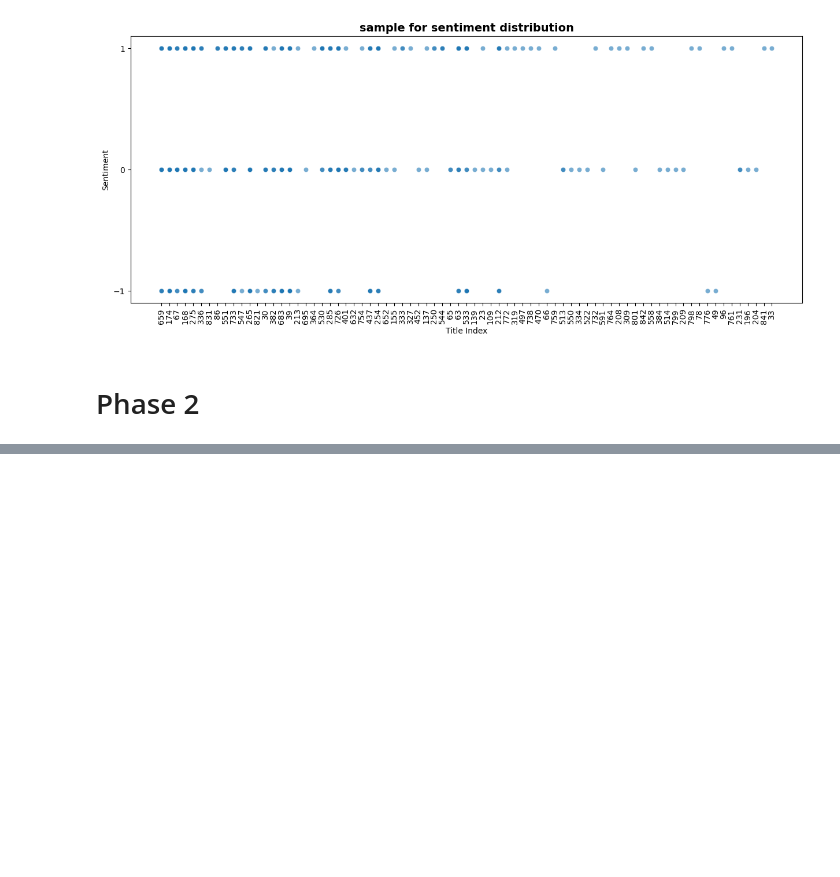
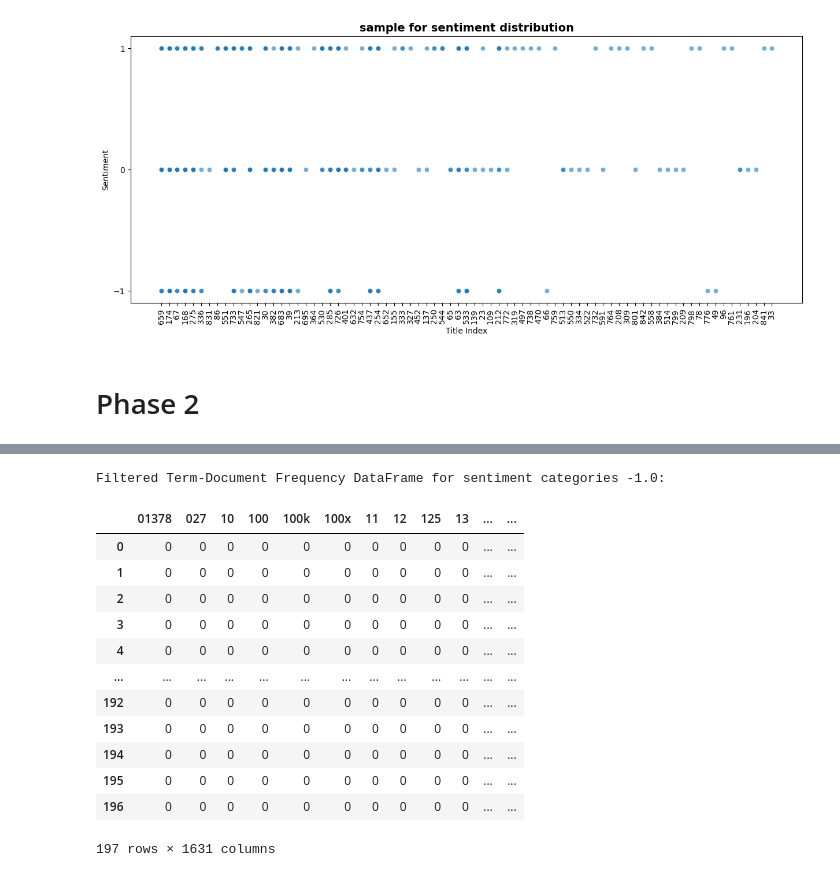
Before and after one commit to jungswork/DM2025-Lab1-Exercise, a Jupyter notebook: DM2025-Lab1-Homework.ipynb, the cells around one changed output, grey strips where cells are left out. Cells and saved outputs as stored; diff of their text form; code cells hidden in the pictures; blank space fills up the shorter version.

```diff
--- a/DM2025-Lab1-Homework.ipynb
+++ b/DM2025-Lab1-Homework.ipynb
@@ -1010,0 +1030,52 @@ set_ticklabels() should only be used with a fixed number of ticks, i.e. after se
+# %%
+# 建立一個以 sentiment 為目錄分類的詞頻矩陣
+import pandas as pd
+from sklearn.feature_extraction.text import CountVectorizer
+
+# 取出 sentiment index 作為 categories
+sentiment_categories = stock_df["sentiment"].unique()
+
+# 依據 sentiment index 取出不同資料並創建各自表格
+sentiment_categories_df = {} # sentiment index & stock dataframe dict
+for sentiment_index in sentiment_categories:
+    sentiment_categories_df[sentiment_index] = stock_df[stock_df["sentiment"] == sentiment_index].copy()
+
+# create the function to let text dataframe turn into term freqs dataframe
+def create_term_document_df(df):
+    count_vect = CountVectorizer()  # Initialize the CountVectorizer
+    X_counts = count_vect.fit_transform(df['text'])  # Transform the text data into word counts
+
+    # Get the unique words (vocabulary) from the vectorizer
+    words = count_vect.get_feature_names_out()
+
+    # Create a DataFrame where rows are documents and columns are words
+    term_document_df = pd.DataFrame(X_counts.toarray(), columns=words)
+
+    return term_document_df
+
+# sentiment index & term_document dict
+filt_term_document_dfs = {}  # Dictionary to store term-document DataFrames for each category
+
+# 依據 sentiment index -1, 0 , 1 建立其相對應的詞頻矩陣
+for sentiment_index in sentiment_categories:
+    filt_term_document_dfs[sentiment_index] = create_term_document_df(sentiment_categories_df[sentiment_index])
+# %%
+# 檢視 sentiment index =  -1.0 的詞頻矩陣
+sentiment_index_num = 0
+print(f"Filtered Term-Document Frequency DataFrame for sentiment categories {sentiment_categories[sentiment_index_num]}:")
+filt_term_document_dfs[sentiment_categories[sentiment_index_num]]
+# %% [output]
+Filtered Term-Document Frequency DataFrame for sentiment categories -1.0:
+|  | 01378 | 027 | 10 | 100 | 100k | 100x | 11 | 12 | 125 | 13 | ... | ... |
+| 0 | 0 | 0 | 0 | 0 | 0 | 0 | 0 | 0 | 0 | 0 | ... | ... |
+| 1 | 0 | 0 | 0 | 0 | 0 | 0 | 0 | 0 | 0 | 0 | ... | ... |
+| 2 | 0 | 0 | 0 | 0 | 0 | 0 | 0 | 0 | 0 | 0 | ... | ... |
+| 3 | 0 | 0 | 0 | 0 | 0 | 0 | 0 | 0 | 0 | 0 | ... | ... |
+| 4 | 0 | 0 | 0 | 0 | 0 | 0 | 0 | 0 | 0 | 0 | ... | ... |
+| ... | ... | ... | ... | ... | ... | ... | ... | ... | ... | ... | ... | ... |
+| 192 | 0 | 0 | 0 | 0 | 0 | 0 | 0 | 0 | 0 | 0 | ... | ... |
+| 193 | 0 | 0 | 0 | 0 | 0 | 0 | 0 | 0 | 0 | 0 | ... | ... |
+| 194 | 0 | 0 | 0 | 0 | 0 | 0 | 0 | 0 | 0 | 0 | ... | ... |
+| 195 | 0 | 0 | 0 | 0 | 0 | 0 | 0 | 0 | 0 | 0 | ... | ... |
+| 196 | 0 | 0 | 0 | 0 | 0 | 0 | 0 | 0 | 0 | 0 | ... | ... |
+197 rows × 1631 columns
```
Also changed, not shown: parts of 14 cells of this notebook, 1 other file.
